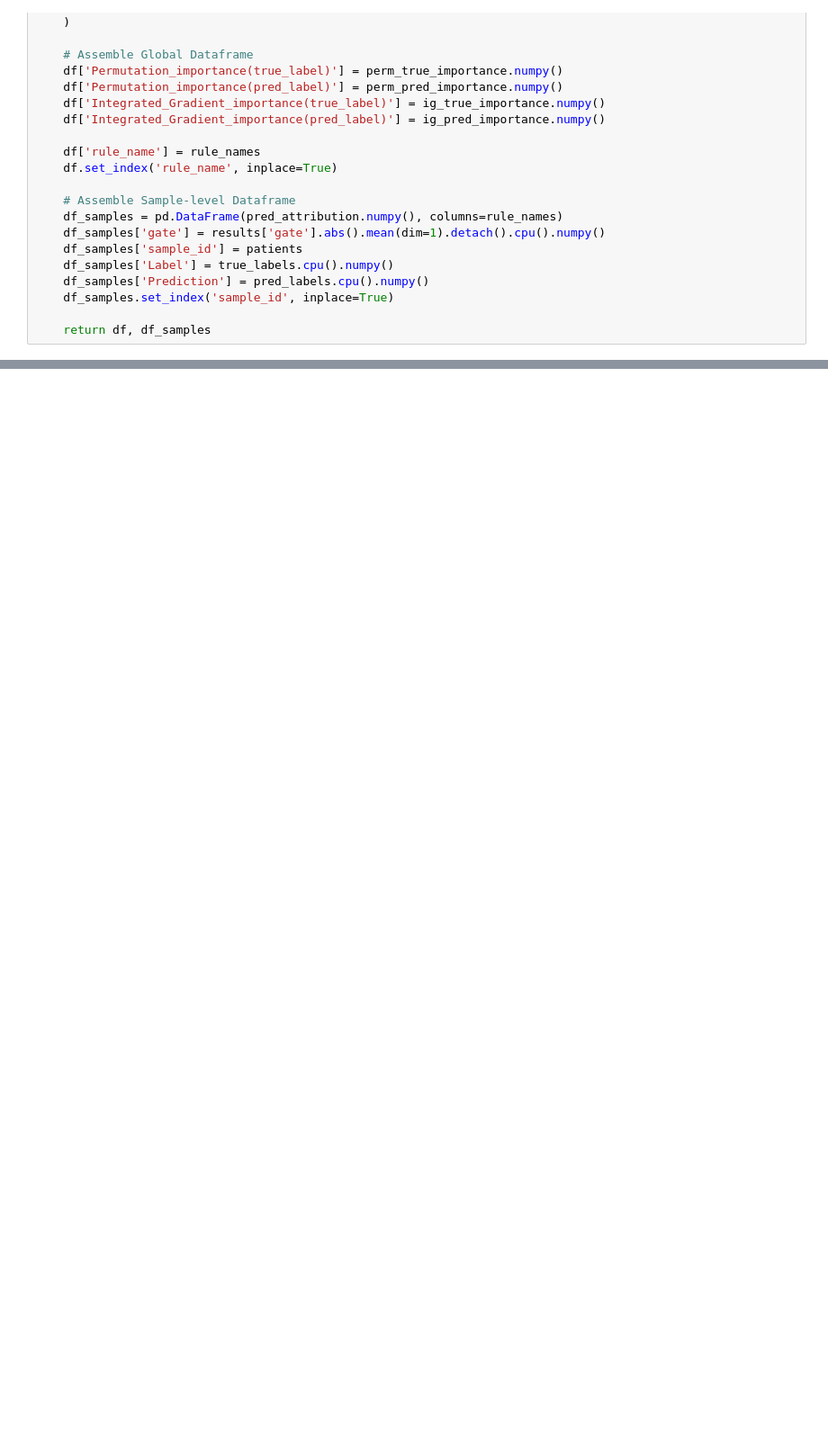
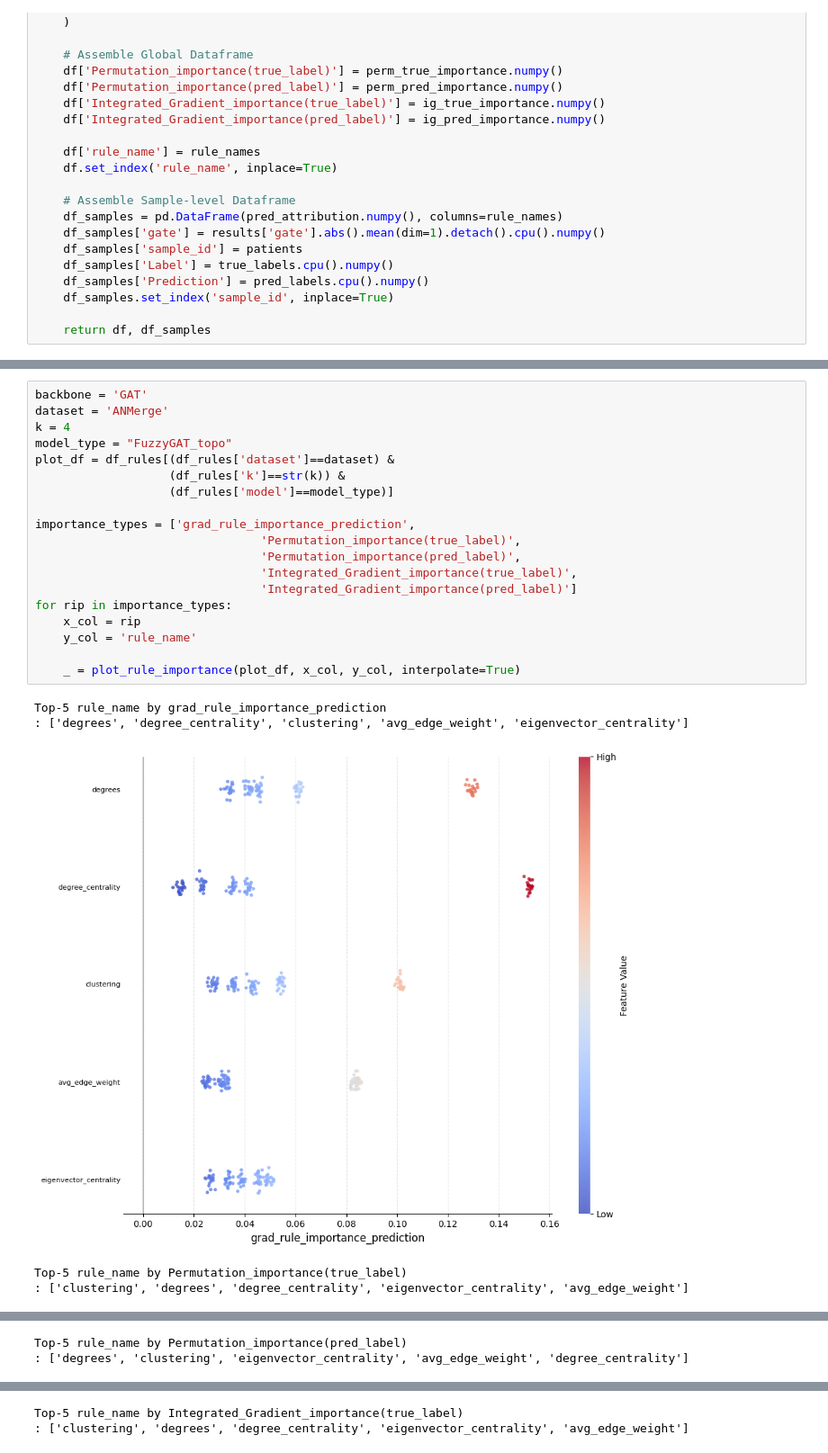
Before and after one commit to Xiaoxuan-Yu-ty/HybridKG, a Jupyter notebook: nesy_gnn/rule_analysis.ipynb, the cells around one changed output, grey strips where cells are left out. Shown at 90% size. Drawn from its saved outputs; the diff is of its cells as text; blank space fills up the shorter version.

```diff
--- a/nesy_gnn/rule_analysis.ipynb
+++ b/nesy_gnn/rule_analysis.ipynb
@@ -929,0 +1159,25 @@ result
+# %%
+backbone = 'GAT'
+dataset = 'ANMerge'
+k = 4
+model_type = "FuzzyGAT_topo"
+plot_df = df_rules[(df_rules['dataset']==dataset) &
+                   (df_rules['k']==str(k)) &
+                   (df_rules['model']==model_type)]
+
+importance_types = ['grad_rule_importance_prediction',
+                                'Permutation_importance(true_label)',
+                                'Permutation_importance(pred_label)',
+                                'Integrated_Gradient_importance(true_label)',
+                                'Integrated_Gradient_importance(pred_label)']
+for rip in importance_types:
+    x_col = rip
+    y_col = 'rule_name'
+
+    _ = plot_rule_importance(plot_df, x_col, y_col, interpolate=True)
+# %% [output]
+Top-5 rule_name by grad_rule_importance_prediction
+: ['degrees', 'degree_centrality', 'clustering', 'avg_edge_weight', 'eigenvector_centrality']
+[figure, added]
+Top-5 rule_name by Permutation_importance(true_label)
+: ['clustering', 'degrees', 'degree_centrality', 'eigenvector_centrality', 'avg_edge_weight']
@@ -929,0 +1185,2 @@ result
+Top-5 rule_name by Permutation_importance(pred_label)
+: ['degrees', 'clustering', 'eigenvector_centrality', 'avg_edge_weight', 'degree_centrality']
@@ -929,0 +1188,2 @@ result
+Top-5 rule_name by Integrated_Gradient_importance(true_label)
+: ['clustering', 'degrees', 'degree_centrality', 'eigenvector_centrality', 'avg_edge_weight']
```
Also changed, not shown: parts of 12 cells of this notebook, 2 other files.
